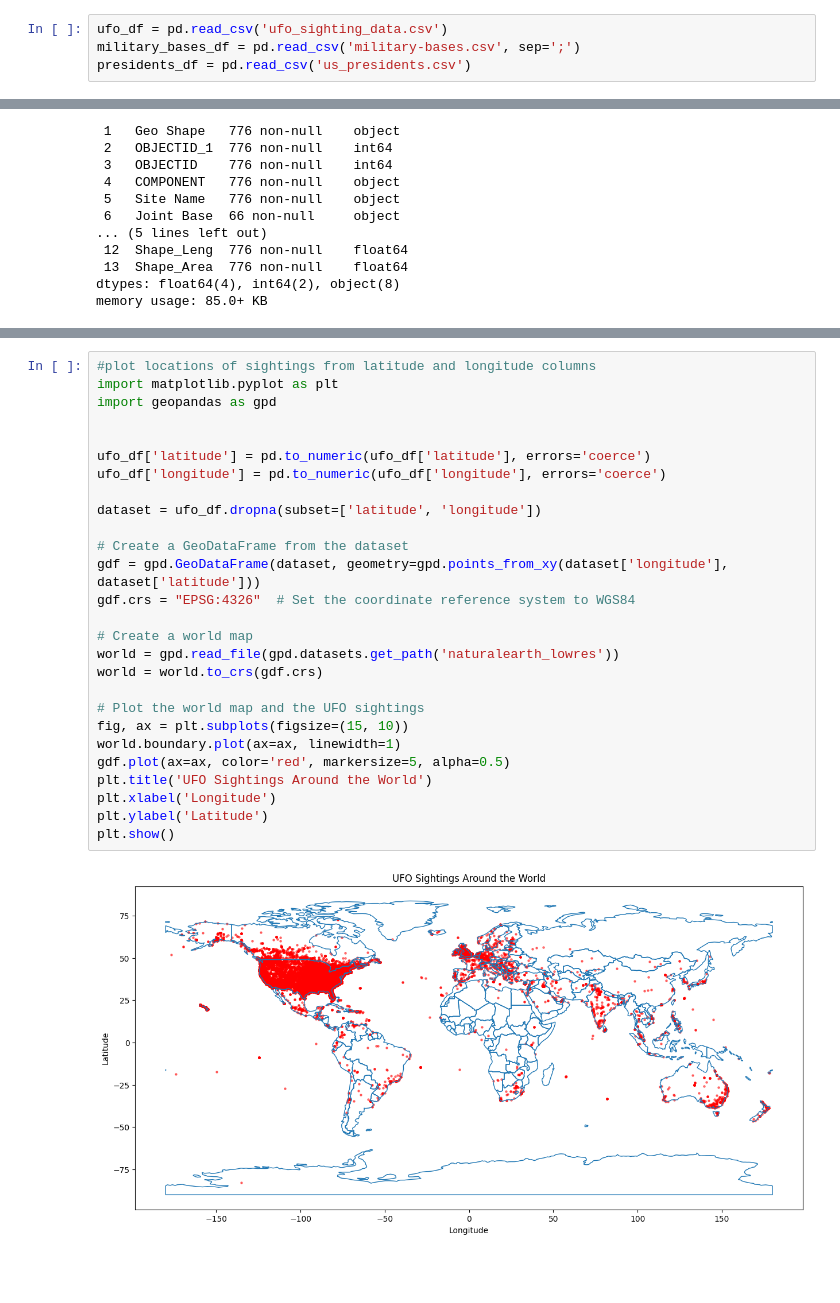
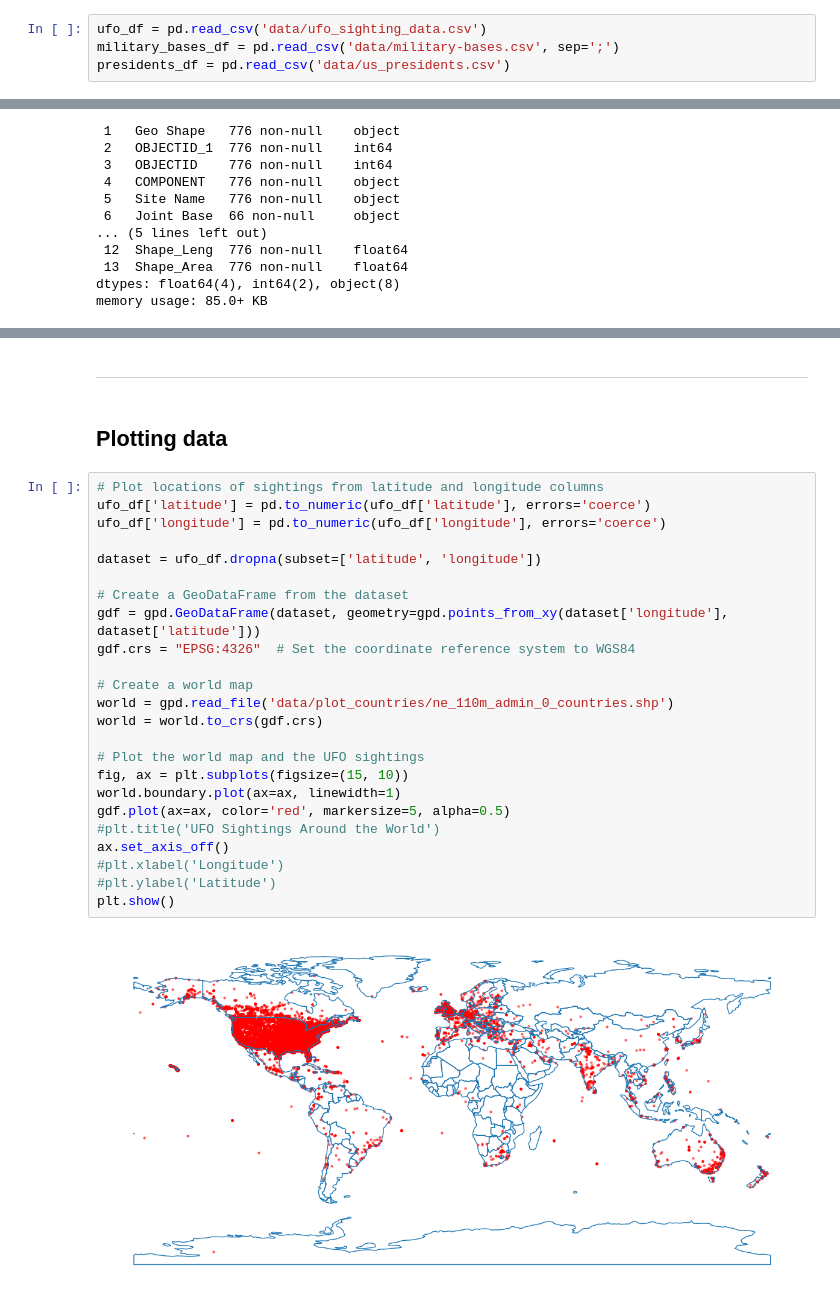
Before and after one commit to raquelmdtum/raquelmdtum.github.io, a Jupyter notebook: code.ipynb, the cells around one changed output, grey strips where cells are left out. Cells and saved outputs as stored; diff of their text form; blank space fills up the shorter version.

```diff
--- a/code.ipynb
+++ b/code.ipynb
@@ -3,7 +23,7 @@ import pandas as pd
 # %%
-ufo_df = pd.read_csv('ufo_sighting_data.csv')
-military_bases_df = pd.read_csv('military-bases.csv', sep=';')
-presidents_df = pd.read_csv('us_presidents.csv')
+ufo_df = pd.read_csv('data/ufo_sighting_data.csv')
+military_bases_df = pd.read_csv('data/military-bases.csv', sep=';')
+presidents_df = pd.read_csv('data/us_presidents.csv')
 # %%
 ufo_df.head()
 # %% [output]
@@ -113,30 +136,31 @@ Name: proportion, dtype: float64
 Mean length of encounter (hours):  2.504784898358971
+# %% [markdown]
+_________
+# %% [markdown]
+## Plotting data
 # %%
-#plot locations of sightings from latitude and longitude columns
-import matplotlib.pyplot as plt
-import geopandas as gpd
-
-
+# Plot locations of sightings from latitude and longitude columns
 ufo_df['latitude'] = pd.to_numeric(ufo_df['latitude'], errors='coerce')
 ufo_df['longitude'] = pd.to_numeric(ufo_df['longitude'], errors='coerce')
 
 dataset = ufo_df.dropna(subset=['latitude', 'longitude'])
 
 # Create a GeoDataFrame from the dataset
 gdf = gpd.GeoDataFrame(dataset, geometry=gpd.points_from_xy(dataset['longitude'], dataset['latitude']))
 gdf.crs = "EPSG:4326"  # Set the coordinate reference system to WGS84
 
 # Create a world map
-world = gpd.read_file(gpd.datasets.get_path('naturalearth_lowres'))
+world = gpd.read_file('data/plot_countries/ne_110m_admin_0_countries.shp')
 world = world.to_crs(gdf.crs)
 
 # Plot the world map and the UFO sightings
 fig, ax = plt.subplots(figsize=(15, 10))
 world.boundary.plot(ax=ax, linewidth=1)
 gdf.plot(ax=ax, color='red', markersize=5, alpha=0.5)
-plt.title('UFO Sightings Around the World')
-plt.xlabel('Longitude')
-plt.ylabel('Latitude')
+#plt.title('UFO Sightings Around the World')
+ax.set_axis_off()
+#plt.xlabel('Longitude')
+#plt.ylabel('Latitude')
 plt.show()
 # %% [output]
-[figure, old version]
+[figure, new version]
```
Also changed, not shown: parts of 14 cells of this notebook, 7 other files.
